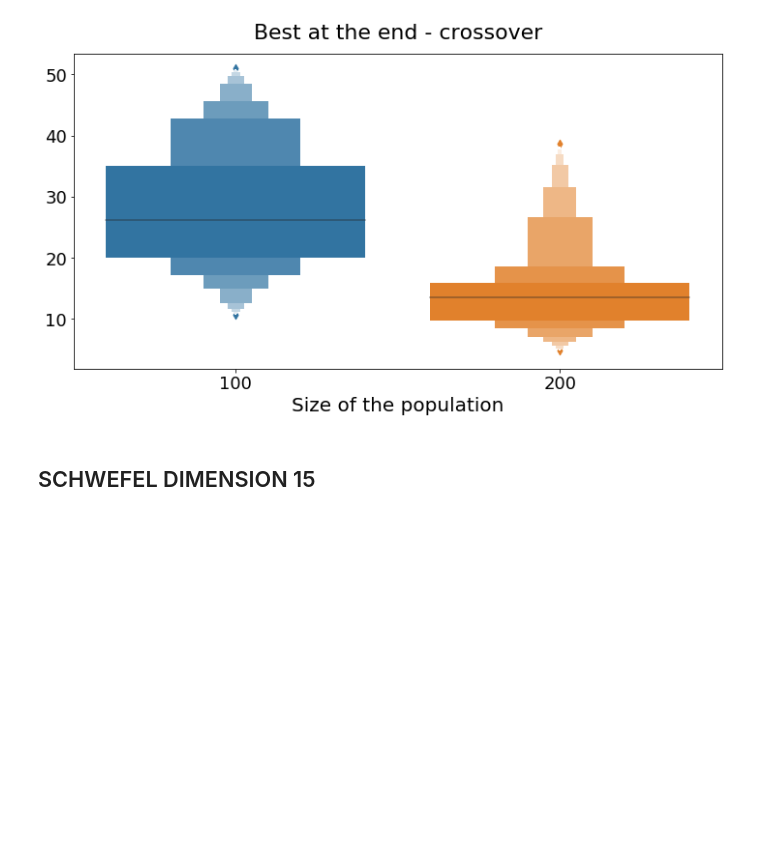
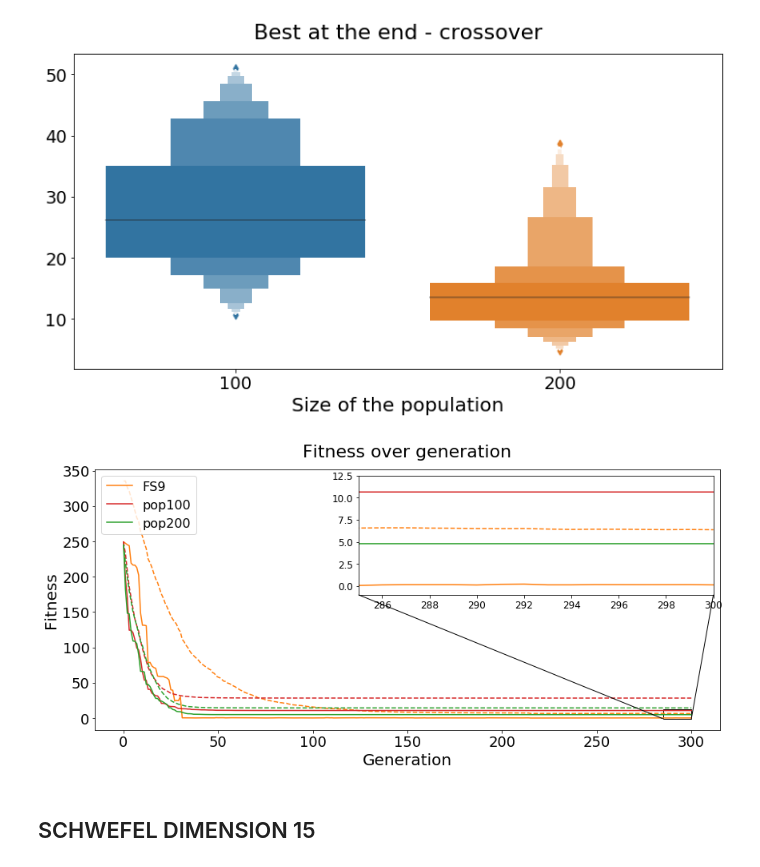
Before and after one commit to eleonoragatti44/Transposition-ECProject, a Jupyter notebook: analysis.ipynb, the cells around one changed output. Cells and saved outputs as stored; diff of their text form; code cells hidden in the pictures; blank space fills up the shorter version.

```diff
--- a/analysis.ipynb
+++ b/analysis.ipynb
@@ -279,6 +337,47 @@ ax.set_xlabel('Size of the population')
 plt.savefig('Figure/box_rastrigin_crossover_D20.pdf', dpi=400)
 # %% [output]
 [figure]
+# %%
+pop100 = get_data('Results/Rastrigin/D20/rastrigin_crossover_D20_pop100.dat')
+pop200 = get_data('Results/Rastrigin/D20/rastrigin_crossover_D20_pop200.dat')
+
+fig, ax = plt.subplots(figsize=(14,6))
+axins = zoomed_inset_axes(ax, zoom=12.5, loc=1)
+
+ax.plot(fs9[0], label='FS9', c='tab:orange')
+ax.plot(fs9[1], c='tab:orange', linestyle='dashed')
+axins.plot(fs9[0], label='FS9', c='tab:orange')
+axins.plot(fs9[1], c='tab:orange', linestyle='dashed')
+
+
+ax.plot(pop100[0], label='pop100', c='tab:red')
+ax.plot(pop100[1], c='tab:red', linestyle='dashed')
+axins.plot(pop100[0], label='pop100', c='tab:red')
+axins.plot(pop100[1], c='tab:red', linestyle='dashed')
+
+ax.plot(pop200[0], label='pop200', c='tab:green')
+ax.plot(pop200[1], c='tab:green', linestyle='dashed')
+axins.plot(pop200[0], label='pop200', c='tab:green')
+axins.plot(pop200[1], c='tab:green', linestyle='dashed')
+
+# zoom
+
+x1, x2, y1, y2 = 285, 300, -1, 12.5
+axins.set_xlim(x1, x2)
+axins.set_ylim(y1, y2)
+axins.tick_params(axis='both', labelsize=12)
+mark_inset(ax, axins, loc1=3, loc2=4);
+
+ax.set_title('Fitness over generation', pad=15)
+ax.set_xlabel('Generation')
+ax.set_ylabel('Fitness')
+ax.legend(loc='upper left', fontsize=16)
+
+plt.savefig('Figure/fitness_rastrigin_confrontation_D20.pdf', dpi=400)
+#plt.xlim(0,500)
+#plt.ylim(0,10)
+# %% [output]
+[figure, added]
 # %% [markdown]
 ## SCHWEFEL DIMENSION 15
 # %% [markdown]
```
Also changed, not shown: parts of 8 cells of this notebook, 9 other files.
